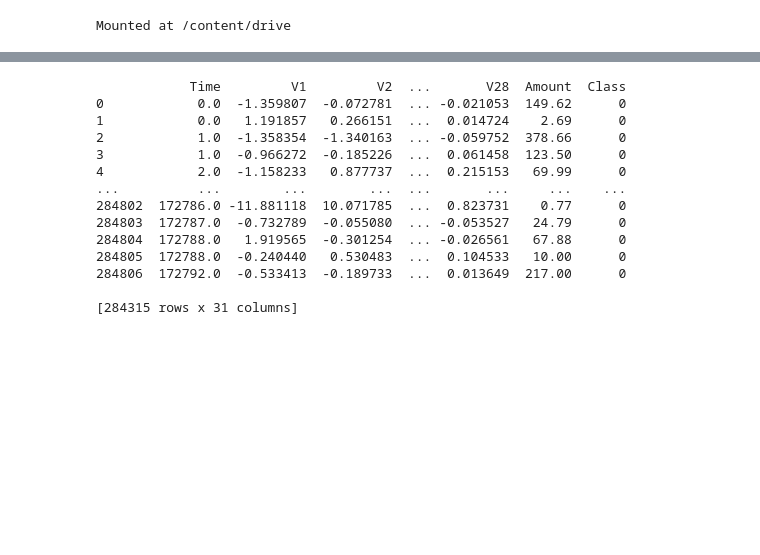
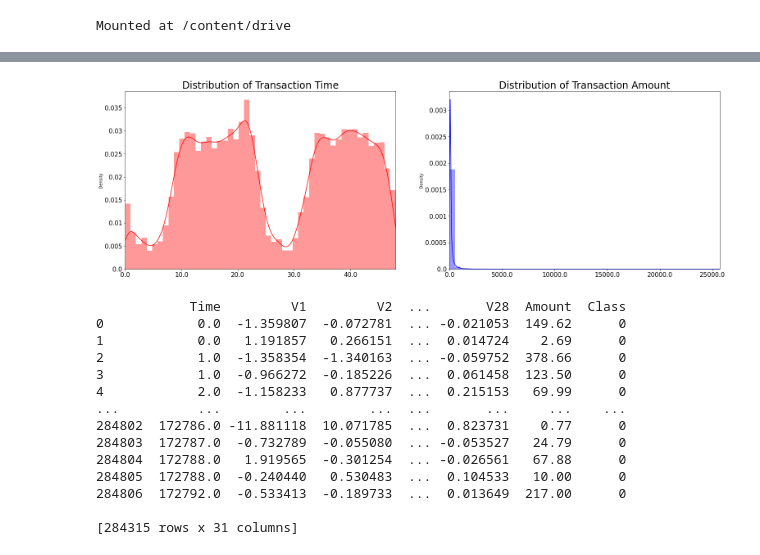
Before and after one commit to mopu3263/Credit-Card-Fraud-Detection, a Jupyter notebook: Credit_Card_Fraud_with_Pipeline.ipynb, the cells around one changed output, grey strips where cells are left out. Saved outputs shown, nothing was run; the diff lists cells and outputs as text; code cells hidden in the pictures; blank space fills up the shorter version.

```diff
--- a/Credit_Card_Fraud_with_Pipeline.ipynb
+++ b/Credit_Card_Fraud_with_Pipeline.ipynb
@@ -36,14 +56,20 @@ fnf.plot(kind="bar",xlabel="class",ylabel="No of observations",rot=0)
 # %%
 #Seaborn polot
-f,ax=plt.subplots(1,2,figsize=(18,4))
-sns.distplot(df["Time"].values/(60*60),ax=ax[0],color='r')
-ax[0].set_title('Distribution of Transaction Time',fontsize=16)
-ax[0].set_xlim([min(df["Time"].values/(60*60)),max(df["Time"].values/(60*60))])
+fig, ax = plt.subplots(1,2,figsize=(26,8))
+sns.distplot(df['Time'].values/(60*60), ax=ax[0], color='r')
+ax[0].set_title('Distribution of Transaction Time',fontsize=24)
+ax[0].set_xlim([min(df['Time'].values/(60*60)), max(df['Time'].values/(60*60))])
+ax[0].set_xticklabels(ax[0].get_xticks(), size = 15)
+ax[0].set_yticklabels(ax[0].get_yticks(), size = 15)
 
-sns.distplot(df["Amount"].values,ax=ax[1],color='b')
-ax[1].set_title('Distribution of Transaction Amount',fontsize=16)
+sns.distplot(df['Amount'].values, ax=ax[1], color='b')
+ax[1].set_title('Distribution of Transaction Amount', fontsize=24)
 ax[1].set_xlim([min(df['Amount'].values), max(df['Amount'].values)])
-plt.show
+ax[1].set_xticklabels(ax[1].get_xticks(), size = 15)
+ax[1].set_yticklabels(ax[1].get_yticks(), size = 15)
+plt.show()
+# %% [output]
+[figure, added]
 # %%
 #Separate the dataset to Fraud and non-fraud
 df_nonfraud=df[df.Class==0]
```
Also changed, not shown: parts of 24 cells of this notebook.
